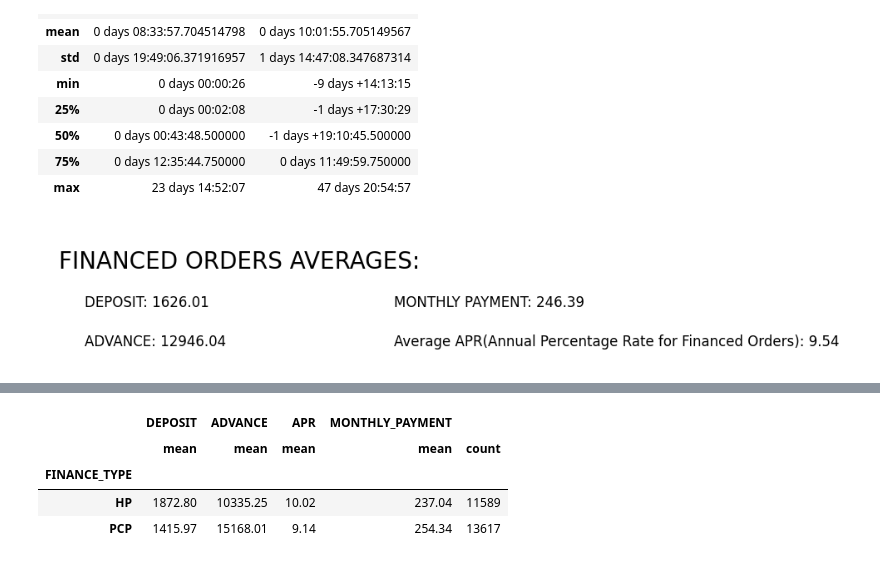
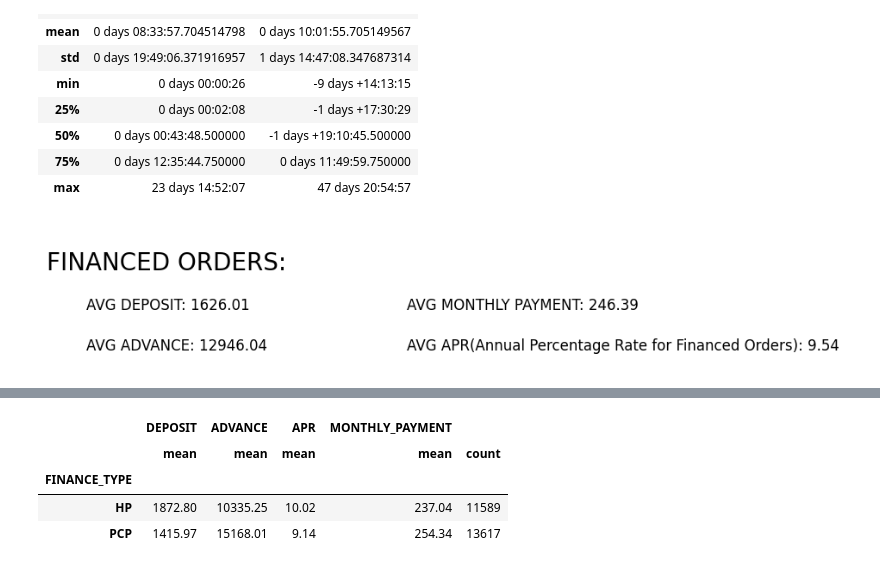
Before and after one commit to reddaoist/data_analysis_sample_work, a Jupyter notebook: sample_data.ipynb, the cells around one changed output, grey strips where cells are left out. Drawn from its saved outputs; the diff is of its cells as text; code cells hidden in the pictures.

```diff
--- a/sample_data.ipynb
+++ b/sample_data.ipynb
@@ -87,6 +87,7 @@ merged_df['DATE_APPROVED'].fillna("None",inplace=True)
 merged_df['DATE_SIGNED'].fillna("None",inplace=True)
 
 merged_df['DEPOSIT'].fillna("0",inplace=True)
+merged_df['PX_VALUE'].fillna("0",inplace=True)
 
 merged_df['ORDER_DATE'] = merged_df['ORDER_DATE'].apply(lambda row: format_datetime(row))
 merged_df['DATE_APPLIED'] = merged_df['DATE_APPLIED'].apply(lambda row: format_datetime(row))
@@ -204,37 +205,34 @@ processing_time_df.describe()
 | 75% | 0 days 12:35:44.750000 | 0 days 11:49:59.750000 |
 | max | 23 days 14:52:07 | 47 days 20:54:57 |
 # %%
-filtered_df = merged_df[merged_df['FINANCED']==1]
-filtered_df = filtered_df[['ORDER_ID', 'DEPOSIT','ADVANCE', 'MAKE', 'MODEL', 'MODEL_YEAR', 'FINANCE_TYPE', 'TERM','MONTHLY_PAYMENT', 'APR', 'LENDER']]
+financed_df = merged_df[merged_df['FINANCED']==1]
+financed_df = financed_df[['ORDER_ID', 'DEPOSIT','ADVANCE', 'MAKE', 'MODEL', 'MODEL_YEAR', 'FINANCE_TYPE', 'TERM','MONTHLY_PAYMENT', 'APR', 'LENDER', 'VEHICLE_MILEAGE']]
 
-filtered_df['MAKE'] = filtered_df['MAKE'].str.capitalize()
-filtered_df['MAKE'] = filtered_df['MODEL'].str.capitalize()
+financed_df['MAKE'] = financed_df['MAKE'].astype(str)
+financed_df['MODEL'] = financed_df['MODEL'].astype(str)
 
-filtered_df['DEPOSIT'] = filtered_df['DEPOSIT'].astype(float)
-filtered_df['ADVANCE'] = filtered_df['ADVANCE'].astype(float)
-filtered_df['MONTHLY_PAYMENT'] = filtered_df['MONTHLY_PAYMENT'].astype(float)
-filtered_df['APR'] = filtered_df['APR'].astype(float)
+financed_df['DEPOSIT'] = financed_df['DEPOSIT'].astype(float)
+financed_df['ADVANCE'] = financed_df['ADVANCE'].astype(float)
+financed_df['MONTHLY_PAYMENT'] = financed_df['MONTHLY_PAYMENT'].astype(float)
+financed_df['APR'] = financed_df['APR'].astype(float)
 # %%
-
-
-
-avg_deposit = filtered_df['DEPOSIT'].mean()
-avg_advance = filtered_df['ADVANCE'].mean()
-avg_monthly_payment = filtered_df['MONTHLY_PAYMENT'].mean()
-avg_apr = filtered_df['APR'].mean()
+avg_deposit = financed_df['DEPOSIT'].mean()
+avg_advance = financed_df['ADVANCE'].mean()
+avg_monthly_payment = financed_df['MONTHLY_PAYMENT'].mean()
+avg_apr = financed_df['APR'].mean()
 
 fig, ax = plt.subplots(figsize=(6, 2))
 
 # Remove the axis ticks and labels
 ax.axis('off')
 
 # Display the values as big text
-ax.text(0.5, 0.7, f"FINANCED ORDERS AVERAGES:", fontsize=20, ha='center')
-ax.text(0.1, 0.4, f"DEPOSIT: {round(avg_deposit, 2)}", fontsize=12, ha='left')
-ax.text(0.1, 0.1, f"ADVANCE: {round(avg_advance, 2)}", fontsize=12, ha='left')
-ax.text(0.9, 0.4, f"MONTHLY PAYMENT: {round(avg_monthly_payment, 2)}", fontsize=12, ha='left')
-ax.text(0.9, 0.1, f"Average APR(Annual Percentage Rate for Financed Orders): {round(avg_apr, 2)}", fontsize=12, ha='left')
+ax.text(0.0, 0.7, f"FINANCED ORDERS:", fontsize=20, ha='left')
+ax.text(0.1, 0.4, f"AVG DEPOSIT: {round(avg_deposit, 2)}", fontsize=12, ha='left')
+ax.text(0.1, 0.1, f"AVG ADVANCE: {round(avg_advance, 2)}", fontsize=12, ha='left')
+ax.text(0.9, 0.4, f"AVG MONTHLY PAYMENT: {round(avg_monthly_payment, 2)}", fontsize=12, ha='left')
+ax.text(0.9, 0.1, f"AVG APR(Annual Percentage Rate for Financed Orders): {round(avg_apr, 2)}", fontsize=12, ha='left')
 # Show the plot
 plt.show()
 # %% [output]
-[figure, old version]
+[figure, new version]
```
Also changed, not shown: parts of 19 cells of this notebook.
